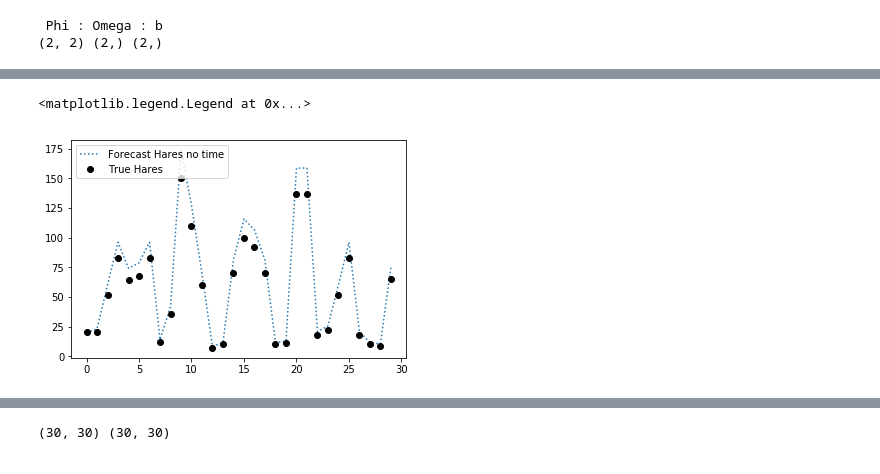
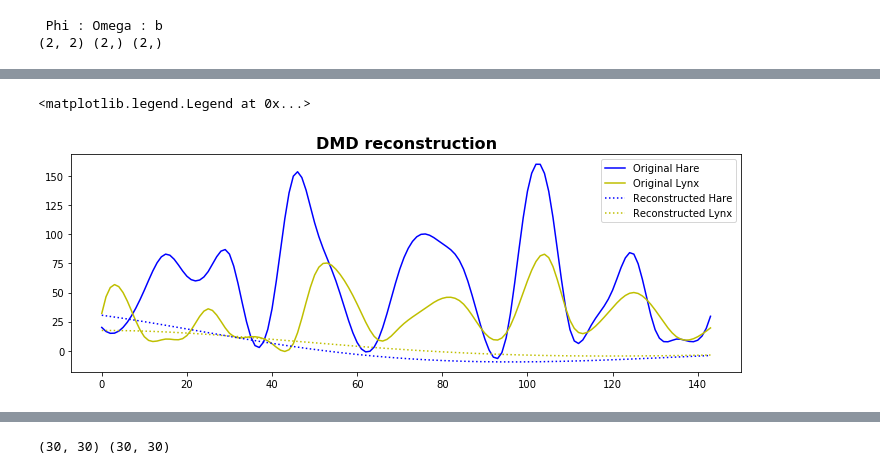
Before and after one commit to jmichellehu/ComplexSystems_AMATH563, a Jupyter notebook: hw2/AMATH563_hw2_Q1_Q2.ipynb, the cells around one changed output, grey strips where cells are left out. Drawn from its saved outputs; the diff is of its cells as text; code cells hidden in the pictures.

```diff
--- a/hw2/AMATH563_hw2_Q1_Q2.ipynb
+++ b/hw2/AMATH563_hw2_Q1_Q2.ipynb
@@ -175,4 +185,5 @@ def forecast_not(Phi, Lambda, b, IC):
 # %%
-# Attempt to make this like the Xdmd above, should work...
+forecast_modes = np.zeros((2, t))
+
 for i in np.arange(0, t):
-    u_modes[:, i] = forecast(Phi_X, Omega_X, i, b_X)
+    forecast_modes[:, i] = forecast(Phi, Omega, i, b)
@@ -201,10 +190,19 @@ lynx_t = np.array([(l) for l in lynx_t]).squeeze()
-# %%
-plt.figure()
-# plt.plot(hares_t, "b--", label="Forecast Hares")
-plt.plot(hares_not, ":", label="Forecast Hares no time")
-
-plt.plot(df.Hare, "ko", label="True Hares")
-plt.legend(loc="upper left")
-# %% [output]
-<matplotlib.legend.Legend at 0x...>
-[figure, removed]
+# %%
+h=0
+l=1
+
+labels=["Hare", "Lynx"]
+
+plt.figure(figsize=(12, 4))
+plt.plot(X.T[:,h], "b", label=str("Original " + labels[h]))
+plt.plot(X.T[:,l], "y", label=str("Original " + labels[l]))
+
+plt.plot(forecast_modes.T[:,h], "b:", label=str("Reconstructed " + labels[h]))
+plt.plot(forecast_modes.T[:,l], "y:", label=str("Reconstructed " + labels[l]))
+
+plt.title("DMD reconstruction", fontsize=fontsize, weight=weight);
+
+plt.legend()
+# %% [output]
+<matplotlib.legend.Legend at 0x...>
+[figure, added]
```
Also changed, not shown: parts of 51 cells of this notebook.
